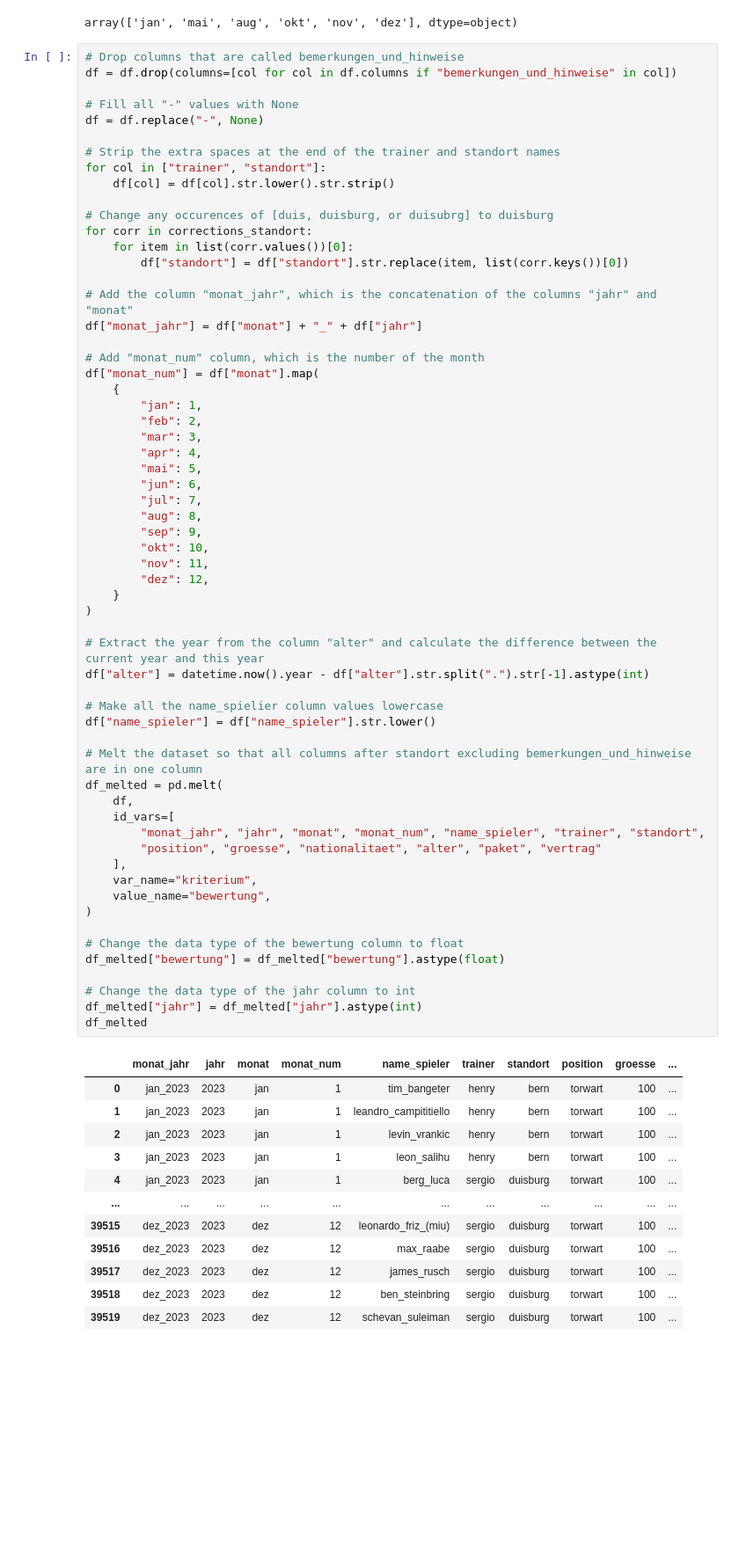
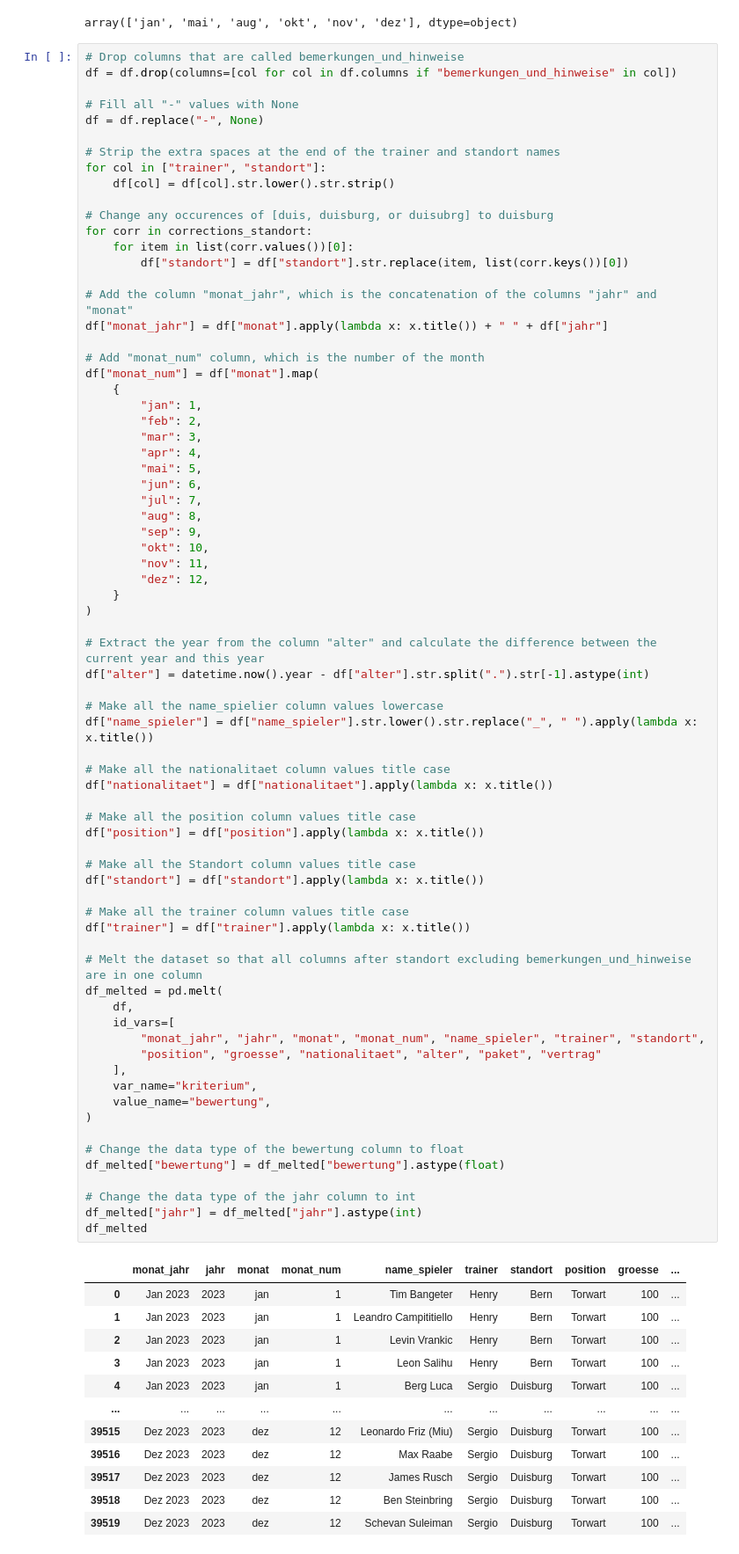
Before and after one commit to omar-elmaria/dfp_spielerbeurteilung_dashboard, a Jupyter notebook: notebook.ipynb, the cells around one changed output. Shown: that part at 88% size. Cells and saved outputs as stored; diff of their text form; blank space fills up the shorter version.

Commit message:
change column formats

```diff
--- a/notebook.ipynb
+++ b/notebook.ipynb
@@ -468,7 +468,7 @@ for corr in corrections_standort:
         df["standort"] = df["standort"].str.replace(item, list(corr.keys())[0])
 
 # Add the column "monat_jahr", which is the concatenation of the columns "jahr" and "monat"
-df["monat_jahr"] = df["monat"] + "_" + df["jahr"]
+df["monat_jahr"] = df["monat"].apply(lambda x: x.title()) + " " + df["jahr"]
 
 # Add "monat_num" column, which is the number of the month
 df["monat_num"] = df["monat"].map(
@@ -485,45 +485,57 @@ df["monat_num"] = df["monat"].map(
         "okt": 10,
         "nov": 11,
         "dez": 12,
     }
 )
 
 # Extract the year from the column "alter" and calculate the difference between the current year and this year
 df["alter"] = datetime.now().year - df["alter"].str.split(".").str[-1].astype(int)
 
 # Make all the name_spielier column values lowercase
-df["name_spieler"] = df["name_spieler"].str.lower()
+df["name_spieler"] = df["name_spieler"].str.lower().str.replace("_", " ").apply(lambda x: x.title())
+
+# Make all the nationalitaet column values title case
+df["nationalitaet"] = df["nationalitaet"].apply(lambda x: x.title())
+
+# Make all the position column values title case
+df["position"] = df["position"].apply(lambda x: x.title())
+
+# Make all the Standort column values title case
+df["standort"] = df["standort"].apply(lambda x: x.title())
+
+# Make all the trainer column values title case
+df["trainer"] = df["trainer"].apply(lambda x: x.title())
 
 # Melt the dataset so that all columns after standort excluding bemerkungen_und_hinweise are in one column
 df_melted = pd.melt(
     df,
     id_vars=[
         "monat_jahr", "jahr", "monat", "monat_num", "name_spieler", "trainer", "standort",
         "position", "groesse", "nationalitaet", "alter", "paket", "vertrag"
     ],
     var_name="kriterium",
     value_name="bewertung",
 )
 
 # Change the data type of the bewertung column to float
 df_melted["bewertung"] = df_melted["bewertung"].astype(float)
 
 # Change the data type of the jahr column to int
 df_melted["jahr"] = df_melted["jahr"].astype(int)
 df_melted
 # %% [output]
 |  | monat_jahr | jahr | monat | monat_num | name_spieler | trainer | standort | position | groesse | ... |
-| 0 | jan_2023 | 2023 | jan | 1 | tim_bangeter | henry | bern | torwart | 100 | ... |
-| 1 | jan_2023 | 2023 | jan | 1 | leandro_campititiello | henry | bern | torwart | 100 | ... |
-| 2 | jan_2023 | 2023 | jan | 1 | levin_vrankic | henry | bern | torwart | 100 | ... |
-| 3 | jan_2023 | 2023 | jan | 1 | leon_salihu | henry | bern | torwart | 100 | ... |
-| 4 | jan_2023 | 2023 | jan | 1 | berg_luca | sergio | duisburg | torwart | 100 | ... |
+| 0 | Jan 2023 | 2023 | jan | 1 | Tim Bangeter | Henry | Bern | Torwart | 100 | ... |
+| 1 | Jan 2023 | 2023 | jan | 1 | Leandro Campititiello | Henry | Bern | Torwart | 100 | ... |
+| 2 | Jan 2023 | 2023 | jan | 1 | Levin Vrankic | Henry | Bern | Torwart | 100 | ... |
+| 3 | Jan 2023 | 2023 | jan | 1 | Leon Salihu | Henry | Bern | Torwart | 100 | ... |
+| 4 | Jan 2023 | 2023 | jan | 1 | Berg Luca | Sergio | Duisburg | Torwart | 100 | ... |
 | ... | ... | ... | ... | ... | ... | ... | ... | ... | ... | ... |
-| 39515 | dez_2023 | 2023 | dez | 12 | leonardo_friz_(miu) | sergio | duisburg | torwart | 100 | ... |
-| 39516 | dez_2023 | 2023 | dez | 12 | max_raabe | sergio | duisburg | torwart | 100 | ... |
-| 39517 | dez_2023 | 2023 | dez | 12 | james_rusch | sergio | duisburg | torwart | 100 | ... |
-| 39518 | dez_2023 | 2023 | dez | 12 | ben_steinbring | sergio | duisburg | torwart | 100 | ... |
-| 39519 | dez_2023 | 2023 | dez | 12 | schevan_suleiman | sergio | duisburg | torwart | 100 | ... |
+| 39515 | Dez 2023 | 2023 | dez | 12 | Leonardo Friz (Miu) | Sergio | Duisburg | Torwart | 100 | ... |
+| 39516 | Dez 2023 | 2023 | dez | 12 | Max Raabe | Sergio | Duisburg | Torwart | 100 | ... |
+| 39517 | Dez 2023 | 2023 | dez | 12 | James Rusch | Sergio | Duisburg | Torwart | 100 | ... |
+| 39518 | Dez 2023 | 2023 | dez | 12 | Ben Steinbring | Sergio | Duisburg | Torwart | 100 | ... |
+| 39519 | Dez 2023 | 2023 | dez | 12 | Schevan Suleiman | Sergio | Duisburg | Torwart | 100 | ... |
 39520 rows × 15 columns
 # %%
 # Upload the dataset to BigQuery
```
Also changed, not shown: parts of 1 cell of this notebook.
